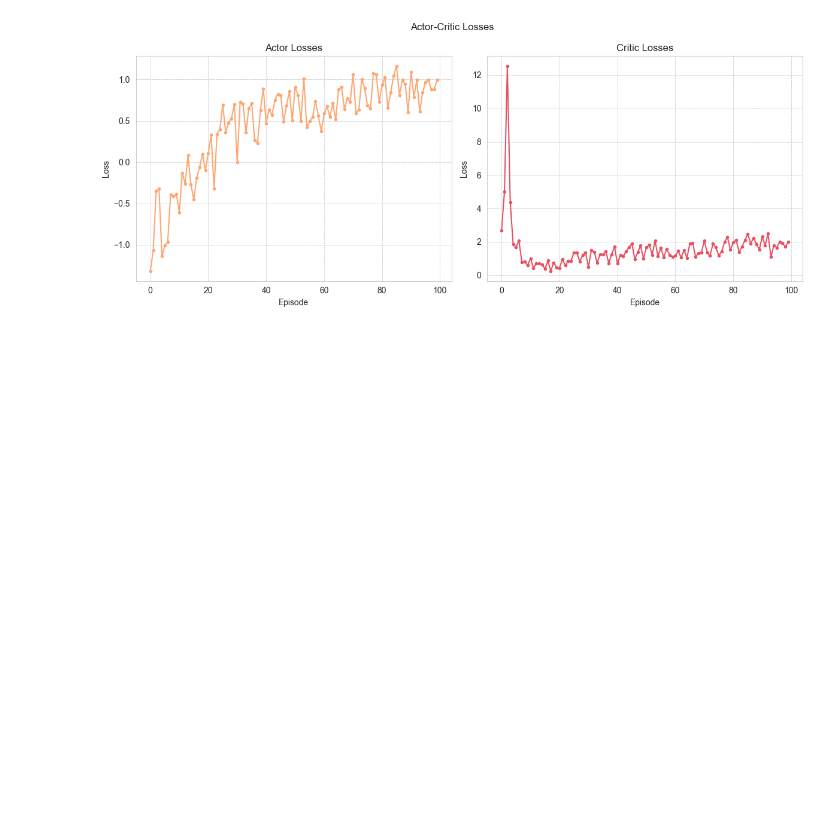
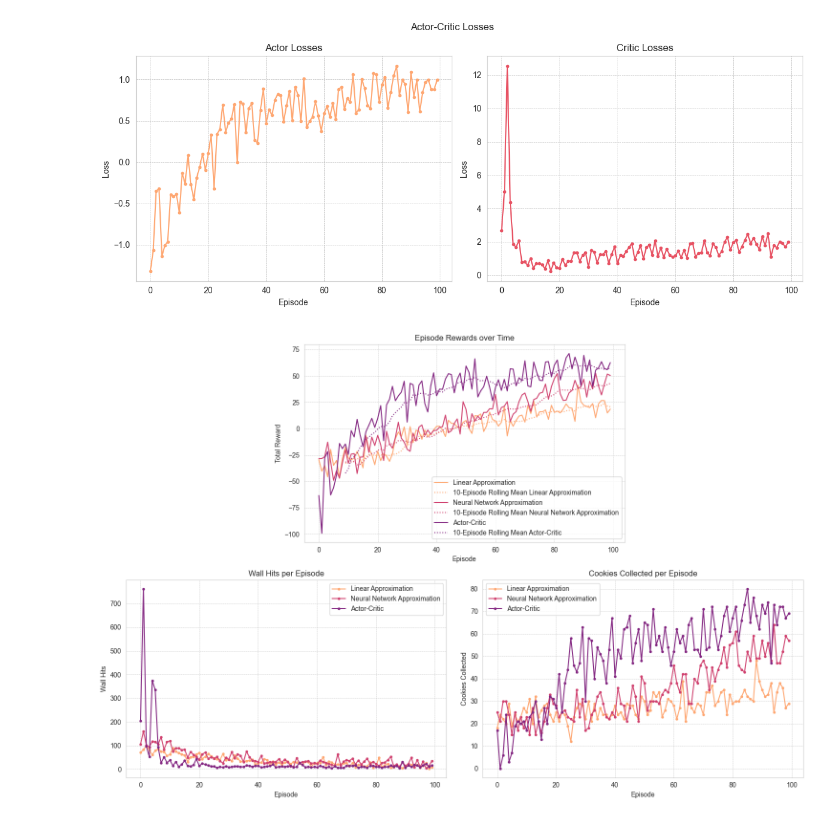
Before and after one commit to kuimetra/reinforcement_learning, a Jupyter notebook: problem_set5/main.ipynb, the cells around one changed output. Cells and saved outputs as stored; diff of their text form; code cells hidden in the pictures; blank space fills up the shorter version.

Commit message:
3 methods in one plot

```diff
--- a/problem_set5/main.ipynb
+++ b/problem_set5/main.ipynb
@@ -488,3 +489,44 @@ plt.tight_layout()
 plt.show()
 # %% [output]
 [figure]
+# %%
+results_list = [lin_approx_results, nn_approx_results, actor_critic_results]
+method_names = ["Linear Approximation", "Neural Network Approximation", "Actor-Critic"]
+colors = [cmap[12], cmap[8], cmap[5]]
+
+gs = gridspec.GridSpec(2, 4)
+fig = plt.figure(figsize=(15, 10))
+
+ax1 = fig.add_subplot(gs[0, 1:3])
+for (results, method_name, c) in zip(results_list, method_names, colors):
+    ax1.plot(results["episode_rewards"], color=c, label=method_name)
+    ax1.plot(pd.Series(results["episode_rewards"]).rolling(10).mean(), color=c, linestyle=":",
+             label=f"10-Episode Rolling Mean {method_name}")
+ax1.set_title("Episode Rewards over Time")
+ax1.set_xlabel("Episode")
+ax1.set_ylabel("Total Reward")
+ax1.grid(color="silver", linestyle='--', linewidth=0.5)
+ax1.legend()
+
+ax2 = fig.add_subplot(gs[1, :2])
+for (results, method_name, c) in zip(results_list, method_names, colors):
+    ax2.plot(results["episode_wall_hits"], color=c, label=method_name, marker='.')
+ax2.set_title('Wall Hits per Episode')
+ax2.set_xlabel('Episode')
+ax2.set_ylabel('Wall Hits')
+ax2.grid(color="silver", linestyle='--', linewidth=0.5)
+ax2.legend()
+
+ax3 = fig.add_subplot(gs[1, 2:])
+for (results, method_name, c) in zip(results_list, method_names, colors):
+    ax3.plot(results["episode_cookies_collected"], color=c, label=method_name, marker='.')
+ax3.set_title('Cookies Collected per Episode')
+ax3.set_xlabel('Episode')
+ax3.set_ylabel('Cookies Collected')
+ax3.grid(color="silver", linestyle='--', linewidth=0.5)
+ax3.legend()
+
+plt.tight_layout()
+plt.show()
+# %% [output]
+[figure, added]
```
Also changed, not shown: parts of 1 cell of this notebook.
